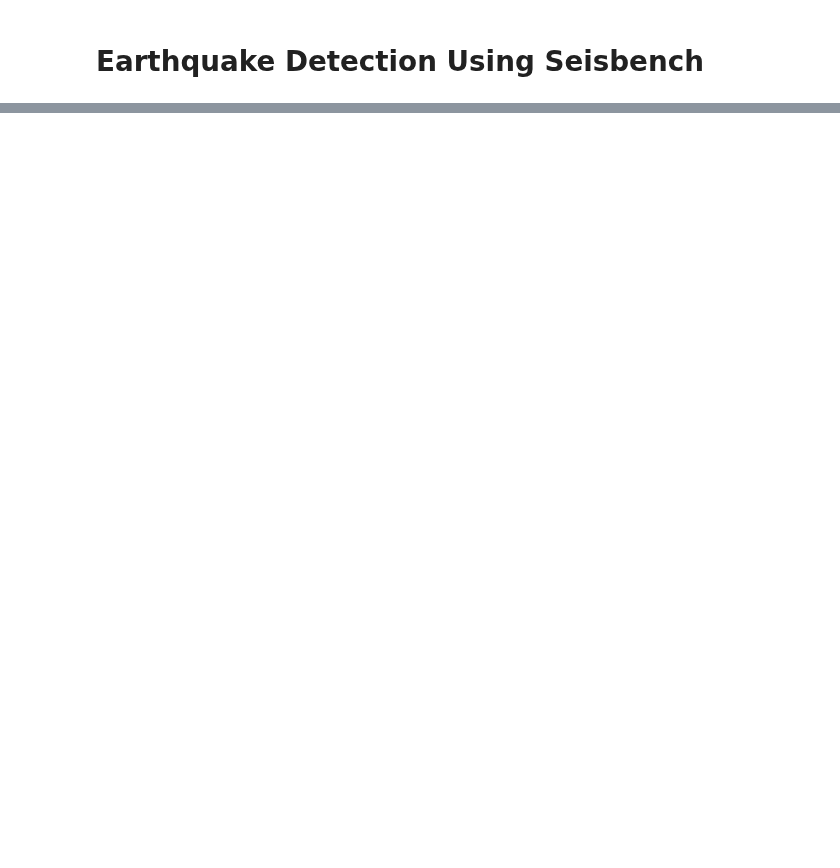
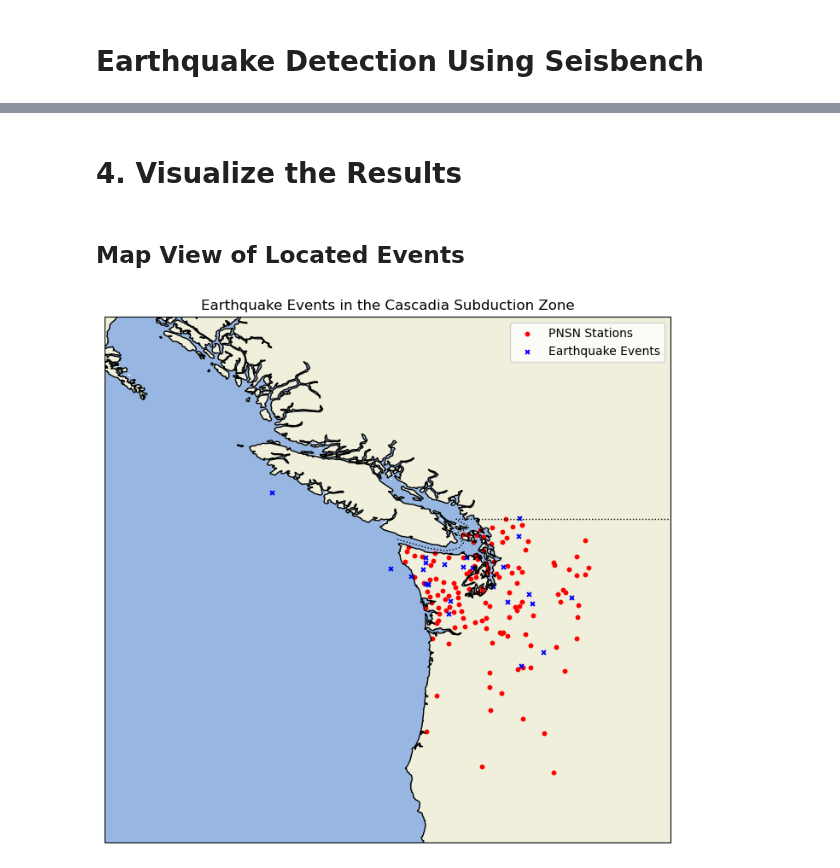
Before and after one commit to EarthScope/GeoLab, a Jupyter notebook: notebooks/Community_Notebooks/SAGE/EQ_Detection_Seisbench.ipynb, the cells around one changed output, grey strips where cells are left out. Drawn from its saved outputs; the diff is of its cells as text; code cells hidden in the pictures; blank space fills up the shorter version.

Commit message:
Update Seisbench

```diff
--- a/notebooks/Community_Notebooks/SAGE/EQ_Detection_Seisbench.ipynb
+++ b/notebooks/Community_Notebooks/SAGE/EQ_Detection_Seisbench.ipynb
@@ -432,0 +263,6 @@ plt.show()
+# %%
+# Perform the phase association
+events, assignments = associator.associate_seisbench(picks, stations)
+
+# Transform event coordinates back to latitude and longitude
+associator.transform_events(events)
@@ -432,0 +287,50 @@ plt.show()
+# %% [markdown]
+# 4. Visualize the Results
+# %% [markdown]
+## Map View of Located Events
+# %%
+import matplotlib.pyplot as plt
+import cartopy.crs as ccrs
+import cartopy.feature as cfeature
+
+min_latitude = 41.0
+max_latitude = 54.0
+min_longitude = -132.0
+max_longitude = -118.0
+
+# Extract station coordinates
+stations = [(station.latitude, station.longitude) for network in inv for station in network.stations]
+
+# Extract event coordinates
+event_lats = events['latitude'].tolist()
+event_lons = events['longitude'].tolist()
+
+# Create a plot
+fig = plt.figure(figsize=(10, 8))
+ax = fig.add_subplot(1, 1, 1, projection=ccrs.PlateCarree())
+
+# Add geographic features
+ax.add_feature(cfeature.LAND)
+ax.add_feature(cfeature.OCEAN)
+ax.add_feature(cfeature.COASTLINE)
+ax.add_feature(cfeature.BORDERS, linestyle=':')
+
+# Set the map bounds
+ax.set_extent([min_longitude, max_longitude, min_latitude, max_latitude], crs=ccrs.PlateCarree())
+
+# Plot the stations
+if stations:
+    lats, lons = zip(*stations)
+    ax.scatter(lons, lats, color='red', marker='o',s=10, transform=ccrs.PlateCarree(), label='PNSN Stations')
+
+# Plot the earthquake events
+ax.scatter(event_lons, event_lats, color='blue', marker='x',s=12, transform=ccrs.PlateCarree(), label='Earthquake Events')
+
+# Add labels and title
+ax.set_title('Earthquake Events in the Cascadia Subduction Zone')
+ax.legend()
+
+# Show the plot
+plt.show()
+# %% [output]
+[figure, added]
```
Also changed, not shown: parts of 25 cells of this notebook.
